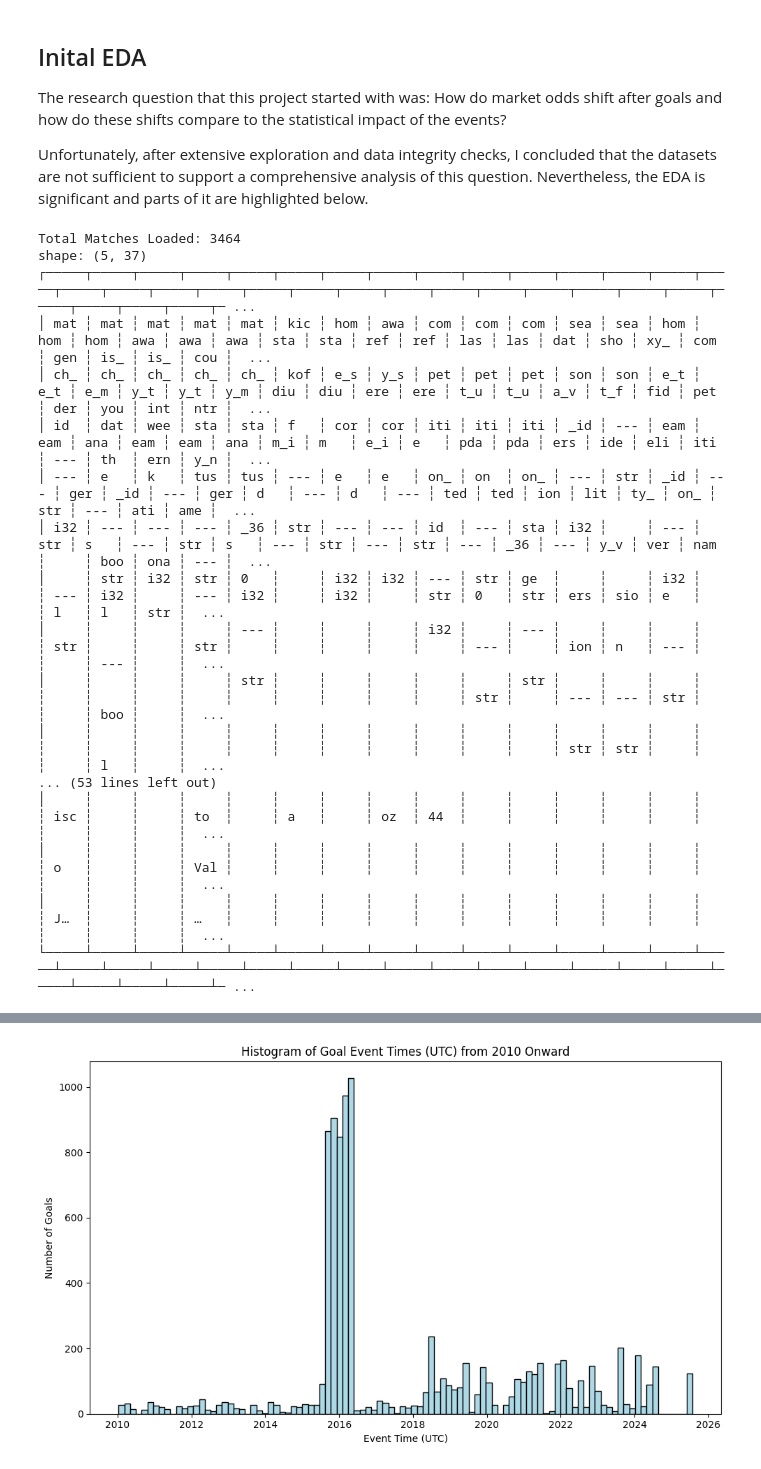
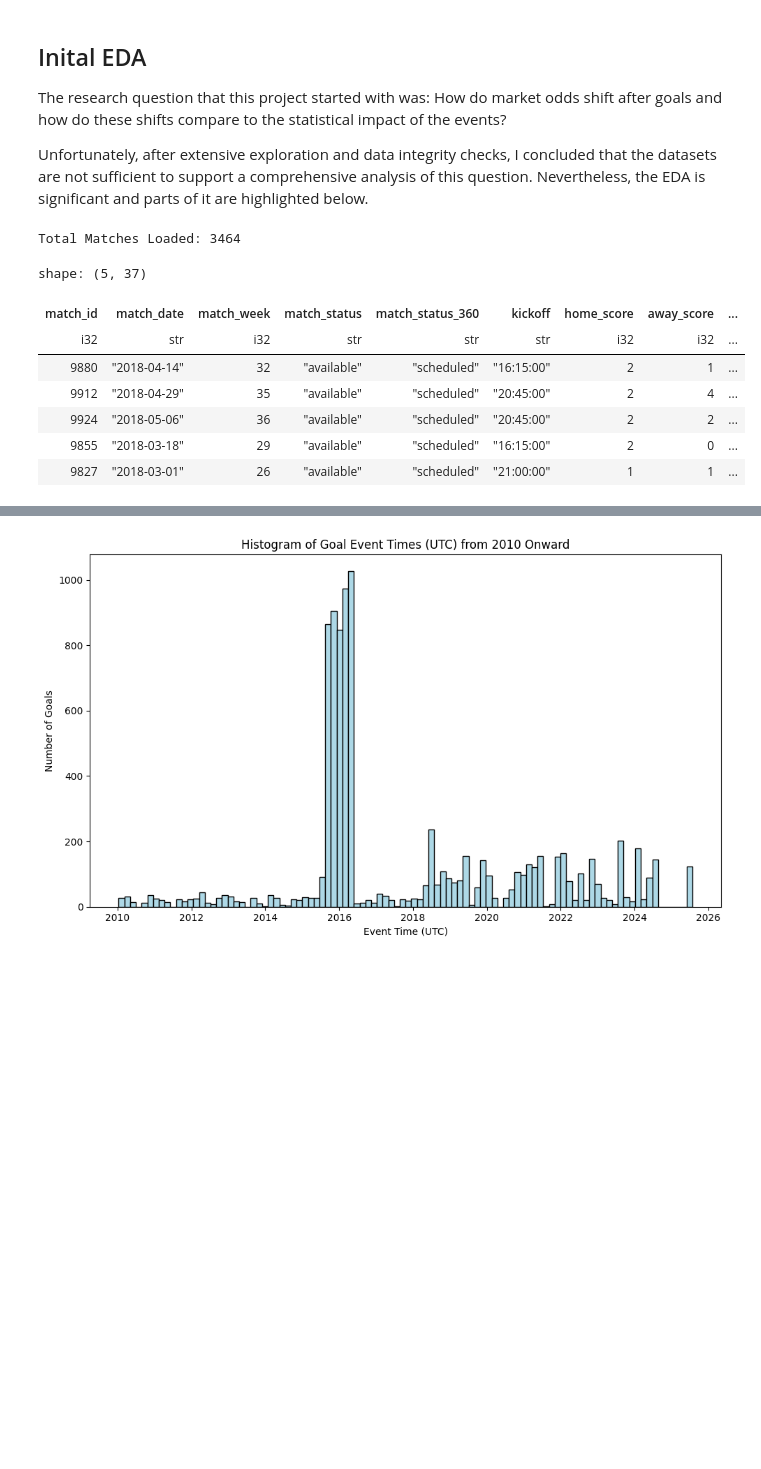
Before and after one commit to spatel601/soccer-analytics-capstone-template, a Jupyter notebook: eda/EDA.ipynb, the cells around one changed output, grey strips where cells are left out. Saved outputs shown, nothing was run; the diff lists cells and outputs as text; code cells hidden in the pictures; blank space fills up the shorter version.

```diff
--- a/eda/EDA.ipynb
+++ b/eda/EDA.ipynb
@@ -20,40 +20,32 @@ statsbomb_directory = Path("../data/Statsbomb")
 # %%
 def load_matches():
     # Load match data from Statsbomb.
     matches = pl.read_parquet(statsbomb_directory / "matches.parquet")
 
     # Calculate the UTC kickoff time for later alignment with Polymarket data
     matches = matches.with_columns(
         pl.format("{} {}", pl.col("match_date"), pl.col("kickoff"))
         .str.to_datetime("%Y-%m-%d %H:%M:%S")
         .alias("kickoff_utc")
     )
 
     return matches
 
 matches = load_matches()
 
 print(f"Total Matches Loaded: {len(matches)}")
 with pl.Config(tbl_cols=-1):
-    print(matches.head())
+    display(matches.head())
 # %% [output]
 Total Matches Loaded: 3464
-shape: (5, 37)
-┌─────┬─────┬─────┬─────┬─────┬─────┬─────┬─────┬─────┬─────┬─────┬─────┬─────┬─────┬─────┬─────┬─────┬─────┬─────┬─────┬─────┬─────┬─────┬─────┬─────┬─────┬─────┬─────┬─────┬─────┬─────┬─────┬─────┬─ ...
-│ mat ┆ mat ┆ mat ┆ mat ┆ mat ┆ kic ┆ hom ┆ awa ┆ com ┆ com ┆ com ┆ sea ┆ sea ┆ hom ┆ hom ┆ hom ┆ awa ┆ awa ┆ awa ┆ sta ┆ sta ┆ ref ┆ ref ┆ las ┆ las ┆ dat ┆ sho ┆ xy_ ┆ com ┆ gen ┆ is_ ┆ is_ ┆ cou ┆  ...
-│ ch_ ┆ ch_ ┆ ch_ ┆ ch_ ┆ ch_ ┆ kof ┆ e_s ┆ y_s ┆ pet ┆ pet ┆ pet ┆ son ┆ son ┆ e_t ┆ e_t ┆ e_m ┆ y_t ┆ y_t ┆ y_m ┆ diu ┆ diu ┆ ere ┆ ere ┆ t_u ┆ t_u ┆ a_v ┆ t_f ┆ fid ┆ pet ┆ der ┆ you ┆ int ┆ ntr ┆  ...
-│ id  ┆ dat ┆ wee ┆ sta ┆ sta ┆ f   ┆ cor ┆ cor ┆ iti ┆ iti ┆ iti ┆ _id ┆ --- ┆ eam ┆ eam ┆ ana ┆ eam ┆ eam ┆ ana ┆ m_i ┆ m   ┆ e_i ┆ e   ┆ pda ┆ pda ┆ ers ┆ ide ┆ eli ┆ iti ┆ --- ┆ th  ┆ ern ┆ y_n ┆  ...
-│ --- ┆ e   ┆ k   ┆ tus ┆ tus ┆ --- ┆ e   ┆ e   ┆ on_ ┆ on  ┆ on_ ┆ --- ┆ str ┆ _id ┆ --- ┆ ger ┆ _id ┆ --- ┆ ger ┆ d   ┆ --- ┆ d   ┆ --- ┆ ted ┆ ted ┆ ion ┆ lit ┆ ty_ ┆ on_ ┆ str ┆ --- ┆ ati ┆ ame ┆  ...
-│ i32 ┆ --- ┆ --- ┆ --- ┆ _36 ┆ str ┆ --- ┆ --- ┆ id  ┆ --- ┆ sta ┆ i32 ┆     ┆ --- ┆ str ┆ s   ┆ --- ┆ str ┆ s   ┆ --- ┆ str ┆ --- ┆ str ┆ --- ┆ _36 ┆ --- ┆ y_v ┆ ver ┆ nam ┆     ┆ boo ┆ ona ┆ --- ┆  ...
-│     ┆ str ┆ i32 ┆ str ┆ 0   ┆     ┆ i32 ┆ i32 ┆ --- ┆ str ┆ ge  ┆     ┆     ┆ i32 ┆     ┆ --- ┆ i32 ┆     ┆ --- ┆ i32 ┆     ┆ i32 ┆     ┆ str ┆ 0   ┆ str ┆ ers ┆ sio ┆ e   ┆     ┆ l   ┆ l   ┆ str ┆  ...
-│     ┆     ┆     ┆     ┆ --- ┆     ┆     ┆     ┆ i32 ┆     ┆ --- ┆     ┆     ┆     ┆     ┆ str ┆     ┆     ┆ str ┆     ┆     ┆     ┆     ┆     ┆ --- ┆     ┆ ion ┆ n   ┆ --- ┆     ┆     ┆ --- ┆     ┆  ...
-│     ┆     ┆     ┆     ┆ str ┆     ┆     ┆     ┆     ┆     ┆ str ┆     ┆     ┆     ┆     ┆     ┆     ┆     ┆     ┆     ┆     ┆     ┆     ┆     ┆ str ┆     ┆ --- ┆ --- ┆ str ┆     ┆     ┆ boo ┆     ┆  ...
-│     ┆     ┆     ┆     ┆     ┆     ┆     ┆     ┆     ┆     ┆     ┆     ┆     ┆     ┆     ┆     ┆     ┆     ┆     ┆     ┆     ┆     ┆     ┆     ┆     ┆     ┆ str ┆ str ┆     ┆     ┆     ┆ l   ┆     ┆  ...
-... (53 lines left out)
-│     ┆     ┆     ┆     ┆     ┆     ┆     ┆     ┆     ┆     ┆     ┆     ┆     ┆     ┆     ┆ isc ┆     ┆     ┆ to  ┆     ┆ a   ┆     ┆ oz  ┆ 44  ┆     ┆     ┆     ┆     ┆     ┆     ┆     ┆     ┆     ┆  ...
-│     ┆     ┆     ┆     ┆     ┆     ┆     ┆     ┆     ┆     ┆     ┆     ┆     ┆     ┆     ┆ o   ┆     ┆     ┆ Val ┆     ┆     ┆     ┆     ┆     ┆     ┆     ┆     ┆     ┆     ┆     ┆     ┆     ┆     ┆  ...
-│     ┆     ┆     ┆     ┆     ┆     ┆     ┆     ┆     ┆     ┆     ┆     ┆     ┆     ┆     ┆ J…  ┆     ┆     ┆ …   ┆     ┆     ┆     ┆     ┆     ┆     ┆     ┆     ┆     ┆     ┆     ┆     ┆     ┆     ┆  ...
-└─────┴─────┴─────┴─────┴─────┴─────┴─────┴─────┴─────┴─────┴─────┴─────┴─────┴─────┴─────┴─────┴─────┴─────┴─────┴─────┴─────┴─────┴─────┴─────┴─────┴─────┴─────┴─────┴─────┴─────┴─────┴─────┴─────┴─ ...
+shape: (5, 37)
+| match_id | match_date | match_week | match_status | match_status_360 | kickoff | home_score | away_score | ... |
+| i32 | str | i32 | str | str | str | i32 | i32 | ... |
+| 9880 | "2018-04-14" | 32 | "available" | "scheduled" | "16:15:00" | 2 | 1 | ... |
+| 9912 | "2018-04-29" | 35 | "available" | "scheduled" | "20:45:00" | 2 | 4 | ... |
+| 9924 | "2018-05-06" | 36 | "available" | "scheduled" | "20:45:00" | 2 | 2 | ... |
+| 9855 | "2018-03-18" | 29 | "available" | "scheduled" | "16:15:00" | 2 | 0 | ... |
+| 9827 | "2018-03-01" | 26 | "available" | "scheduled" | "21:00:00" | 1 | 1 | ... |
 # %%
 def events_to_utc(matches_df):
     # Use kickoff time to convert event timestamps to UTC
```
Also changed, not shown: parts of 12 cells of this notebook, 1 other file.
